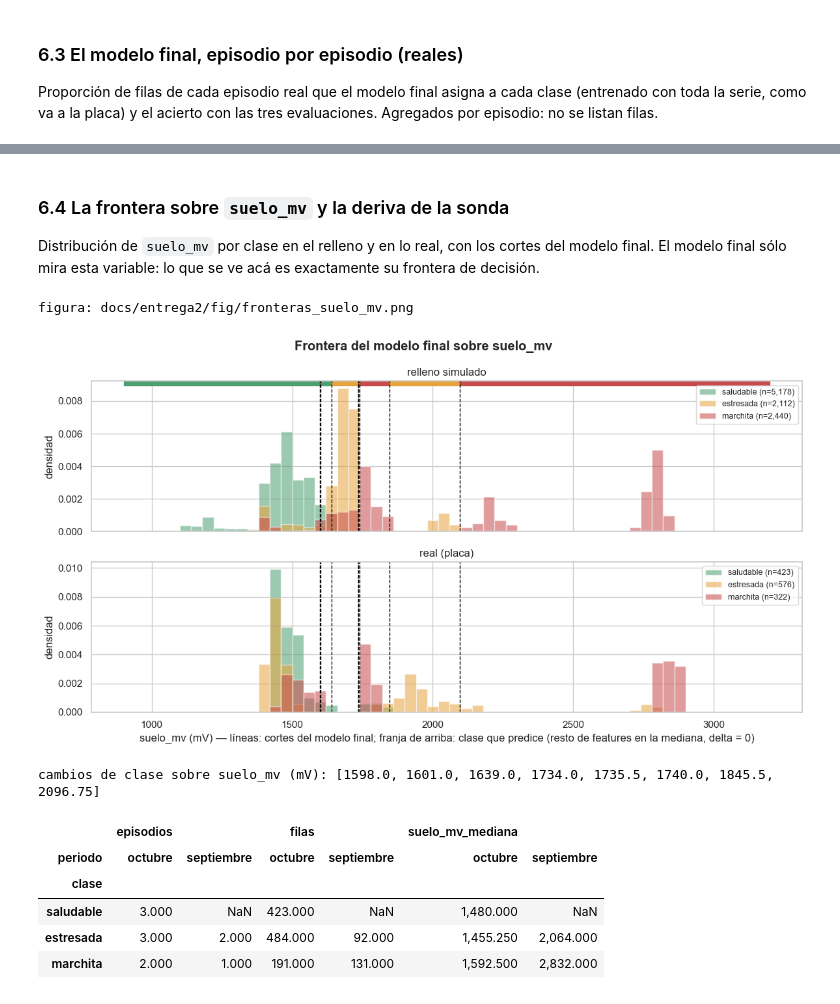
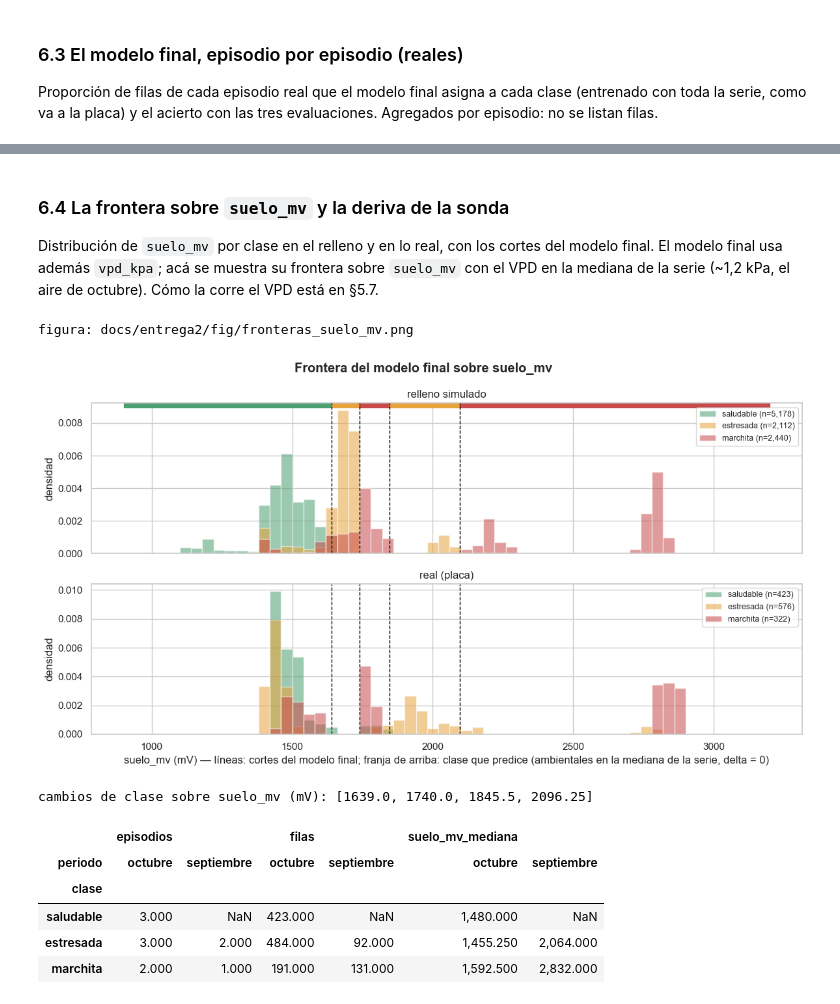
Before and after one commit to phillipbowles/IA_Ruperto, a Jupyter notebook: notebooks/03_modelos.ipynb, the cells around one changed output, grey strips where cells are left out. Drawn from its saved outputs; the diff is of its cells as text; code cells hidden in the pictures.

```diff
--- a/notebooks/03_modelos.ipynb
+++ b/notebooks/03_modelos.ipynb
@@ -421,7 +451,7 @@ Serie completa · 47 episodios · StratifiedGroupKFold k=5 (media ± desvío ent
 def describir(params):
     if not params:
         return "—"
-    sub = NOMBRE_SUBCONJUNTO.get(tuple(params.get("sel__columnas", ())), "?")
+    sub = nombre_subconjunto(params.get("sel__columnas", ()))
     resto = ", ".join(f"{k.split('__')[1]}={v}" for k, v in params.items() if k != "sel__columnas")
     return f"[{sub}] {resto}".strip()
 
@@ -506,7 +536,7 @@ for nombre, (est, grilla) in MODELOS.items():
 
 costo = pd.DataFrame(costos).T
 costo["config"] = [describir(elegidos_full[n]) if n in elegidos_full else
-                   f"[{NOMBRE_SUBCONJUNTO.get(tuple(finales[n].named_steps['sel'].columnas), 'todas')}]"
+                   f"[{nombre_subconjunto(finales[n].named_steps['sel'].columnas)}]"
                    for n in costo.index]
 costo["flash_KB"] = costo.flash_B.astype(float) / 1024
 display(costo[["config", "flash_B", "flash_KB", "ram_B", "ops", "exps", "t_us_est", "exportable"]])
@@ -965,0 +1554,32 @@ figura: docs/entrega2/fig/matriz_confusion_final.png
+# %%
+# ¿La luz (u otra ambiental) actúa como proxy de la hora del día? En lo real la clase está atada a la franja
+# (V de Cramér 0,47: la marchita observada es sólo de noche).
+def cramer_v_(a, b):
+    t = pd.crosstab(a, b)
+    return np.sqrt(stats.chi2_contingency(t)[0] / (t.values.sum() * (min(t.shape) - 1)))
+
+
+fr = pd.Series(franja_r)
+filas_h = {
+    "clase real": cramer_v_(fr, pd.Series(yr_)),
+    f"predicción sólo suelo ({version_ss})": cramer_v_(fr, pd.Series(mdl_ss.predict(Xr_))),
+    f"predicción criterio original ({version_nb})": cramer_v_(fr, pd.Series(mdl_nb.predict(Xr_))),
+    f"predicción nueva ({version})": cramer_v_(fr, pd.Series(modelo.predict(Xr_))),
+    "predicción nueva con las ambientales en la mediana": cramer_v_(fr, pd.Series(p_sin)),
+}
+for c in cols_amb:
+    filas_h[f"{FEATURES[c]} (en terciles)"] = cramer_v_(fr, pd.Series(pd.qcut(Xr_[:, c], 3, labels=False, duplicates="drop")))
+proxy_hora = pd.Series(filas_h, name="V de Cramér con la franja de 3 h (filas reales)").to_frame()
+display(proxy_hora)
+# A igual sustrato: ¿el modelo predice más marchita de noche que de día por la ambiental?
+for nombre_s in ["marchita ep. 12 (mediana)", "entre saludable y marchita"]:
+    s = SUELOS_OCT[nombre_s]
+    noc, dia = X[es_real & octubre][noche_r[octubre[es_real]]], X[es_real & octubre][~noche_r[octubre[es_real]]]
+    out = {}
+    for etq, Xe in [("noche", noc), ("día", dia)]:
+        Xe = Xe.copy()
+        Xe[:, 0] = s
+        Xe[:, 1] = 0.0
+        pe = modelo.predict(Xe)
+        out[etq] = {CLASES[k - 1]: f"{100 * (pe == k).mean():.0f} %" for k in CODIGOS}
+    print(f"suelo_mv fijo en {s:.0f} mV ({nombre_s}), ambiente REAL de octubre:", out)
@@ -1185,34 +1862,34 @@ episodios reales con más de la mitad de las filas bien (fuera de fold): 5 de 11
 # %% [markdown]
 ### 6.4 La frontera sobre `suelo_mv` y la deriva de la sonda
 
-Distribución de `suelo_mv` por clase en el relleno y en lo real, con los cortes del modelo final. El modelo final sólo mira esta variable: lo que se ve acá es exactamente su frontera de decisión.
+Distribución de `suelo_mv` por clase en el relleno y en lo real, con los cortes del modelo final. El modelo final usa además `vpd_kpa`; acá se muestra su frontera sobre `suelo_mv` con el VPD en la mediana de la serie (~1,2 kPa, el aire de octubre). Cómo la corre el VPD está en §5.7.
 # %%
 fig, axes = plt.subplots(2, 1, figsize=(12, 6.5), sharex=True)
 bins = np.arange(900, 3200, 40)
 for ax, f in zip(axes, ["simulada_relleno", "real"]):
     d = df[df.fuente == f]
     for c in CLASES:
         v = d.loc[d.clase == c, "suelo_mv"]
         if len(v):
             ax.hist(v, bins=bins, density=True, alpha=0.55, color=COLORES[c], label=f"{c} (n={len(v):,})")
     for u in umbrales_final:
         ax.axvline(u, color="black", ls="--", lw=1)
     ax.set_ylabel("densidad")
     ax.set_title(FUENTES[f])
     ax.legend(fontsize=9, loc="upper right")
 for t in tramos:
     axes[0].axvspan(xs[t[0]], xs[t[-1]], ymin=0.97, ymax=1.0, color=COLORES[CLASES[pred_grid[t[0]] - 1]])
 axes[1].set_xlabel("suelo_mv (mV) — líneas: cortes del modelo final; franja de arriba: clase que predice "
-                   "(resto de features en la mediana, delta = 0)")
+                   "(ambientales en la mediana de la serie, delta = 0)")
 fig.suptitle("Frontera del modelo final sobre suelo_mv", fontweight="bold")
 fig.tight_layout()
 guardar(fig, "fronteras_suelo_mv.png")
 plt.show()
 print("cambios de clase sobre suelo_mv (mV):", [round(u, 2) for u in umbrales_final])
 # %% [output]
 figura: docs/entrega2/fig/fronteras_suelo_mv.png
-[figure, old version]
+[figure, new version]
-cambios de clase sobre suelo_mv (mV): [1598.0, 1601.0, 1639.0, 1734.0, 1735.5, 1740.0, 1845.5, 2096.75]
+cambios de clase sobre suelo_mv (mV): [1639.0, 1740.0, 1845.5, 2096.25]
 # %%
 # Deriva de la sonda en lo real: el mismo estado de la planta, otra lectura según el mes.
 r = df[es_real].assign(periodo=np.where(df.loc[es_real, "ts"] < "2026-10-01", "septiembre", "octubre"))
```
Also changed, not shown: parts of 44 cells of this notebook, 20 other files.
